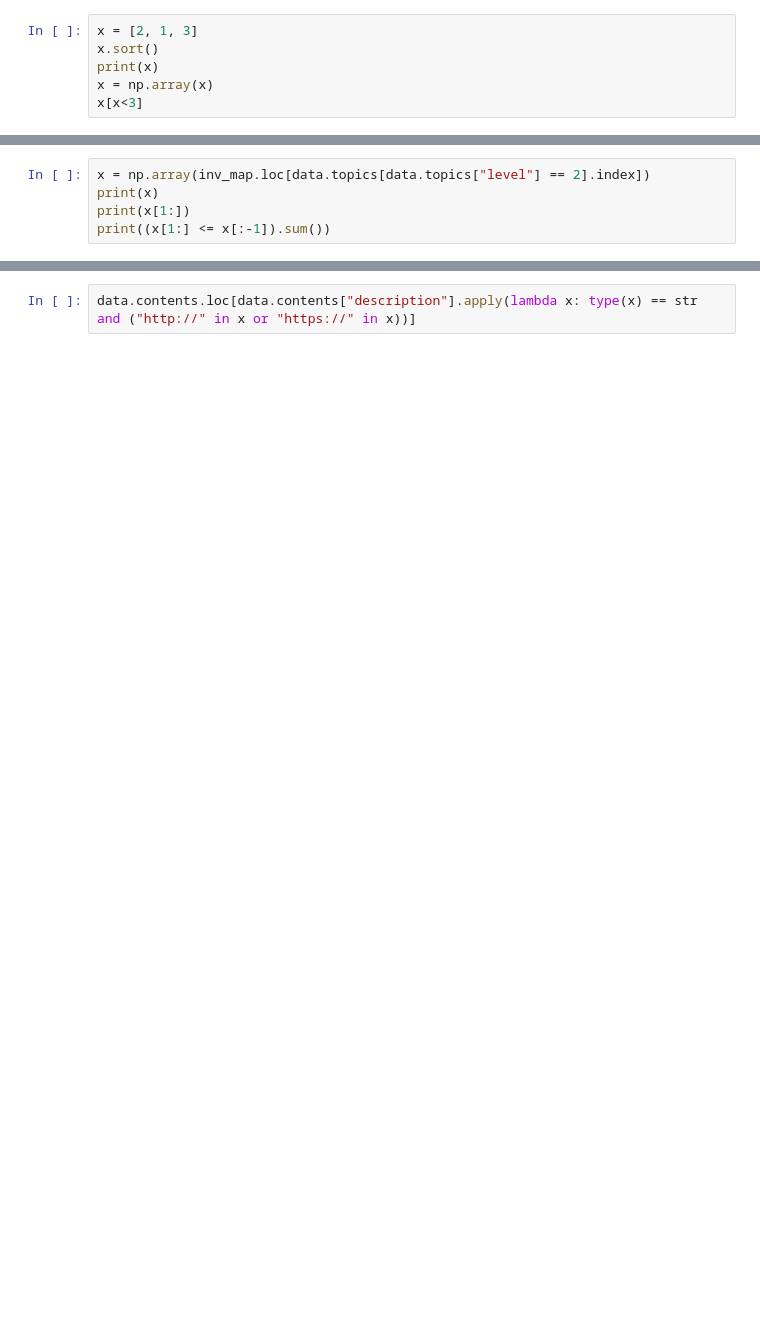
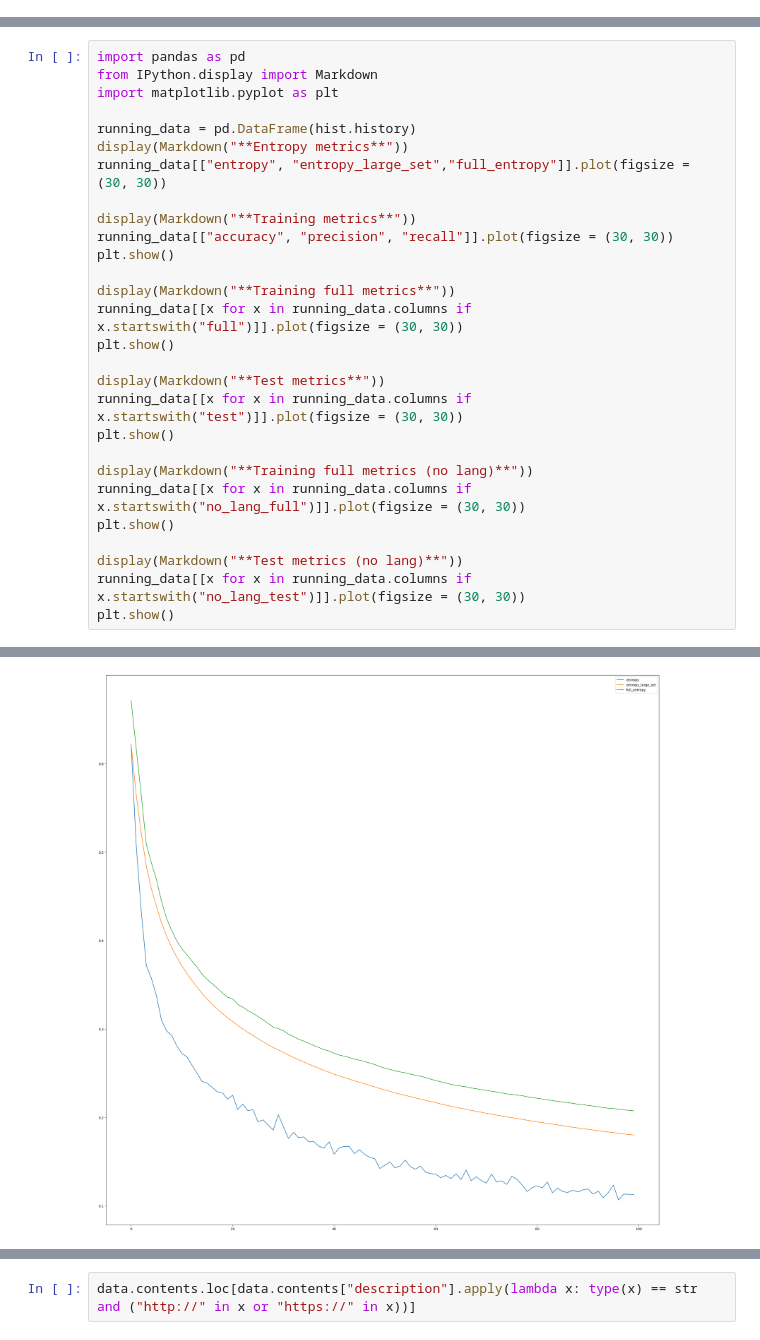
Before and after one commit to louis845/KaggleLearningEquality2023, a Jupyter notebook: machine_learning_bert_test.ipynb, the cells around one changed output, grey strips where cells are left out. Cells and saved outputs as stored; diff of their text form; blank space fills up the shorter version.

Commit message:
Added first running notebook for the model.

```diff
--- a/machine_learning_bert_test.ipynb
+++ b/machine_learning_bert_test.ipynb
@@ -18,6 +0,0 @@ len(data_bert.has_correlation_contents)
-# %%
-x = [2, 1, 3]
-x.sort()
-print(x)
-x = np.array(x)
-x[x<3]
@@ -209,5 +0,0 @@ Length: 4874, dtype: int32
-# %%
-x = np.array(inv_map.loc[data.topics[data.topics["level"] == 2].index])
-print(x)
-print(x[1:])
-print((x[1:] <= x[:-1]).sum())
@@ -217,0 +77,29 @@ print((x[1:] <= x[:-1]).sum())
+# %%
+import pandas as pd
+from IPython.display import Markdown
+import matplotlib.pyplot as plt
+
+running_data = pd.DataFrame(hist.history)
+display(Markdown("**Entropy metrics**"))
+running_data[["entropy", "entropy_large_set","full_entropy"]].plot(figsize = (30, 30))
+
+display(Markdown("**Training metrics**"))
+running_data[["accuracy", "precision", "recall"]].plot(figsize = (30, 30))
+plt.show()
+
+display(Markdown("**Training full metrics**"))
+running_data[[x for x in running_data.columns if x.startswith("full")]].plot(figsize = (30, 30))
+plt.show()
+
+display(Markdown("**Test metrics**"))
+running_data[[x for x in running_data.columns if x.startswith("test")]].plot(figsize = (30, 30))
+plt.show()
+
+display(Markdown("**Training full metrics (no lang)**"))
+running_data[[x for x in running_data.columns if x.startswith("no_lang_full")]].plot(figsize = (30, 30))
+plt.show()
+
+display(Markdown("**Test metrics (no lang)**"))
+running_data[[x for x in running_data.columns if x.startswith("no_lang_test")]].plot(figsize = (30, 30))
+plt.show()
+# %% [output]
@@ -217,0 +108 @@ print((x[1:] <= x[:-1]).sum())
+[figure, added]
```
Also changed, not shown: parts of 28 cells of this notebook, 2 other files.
